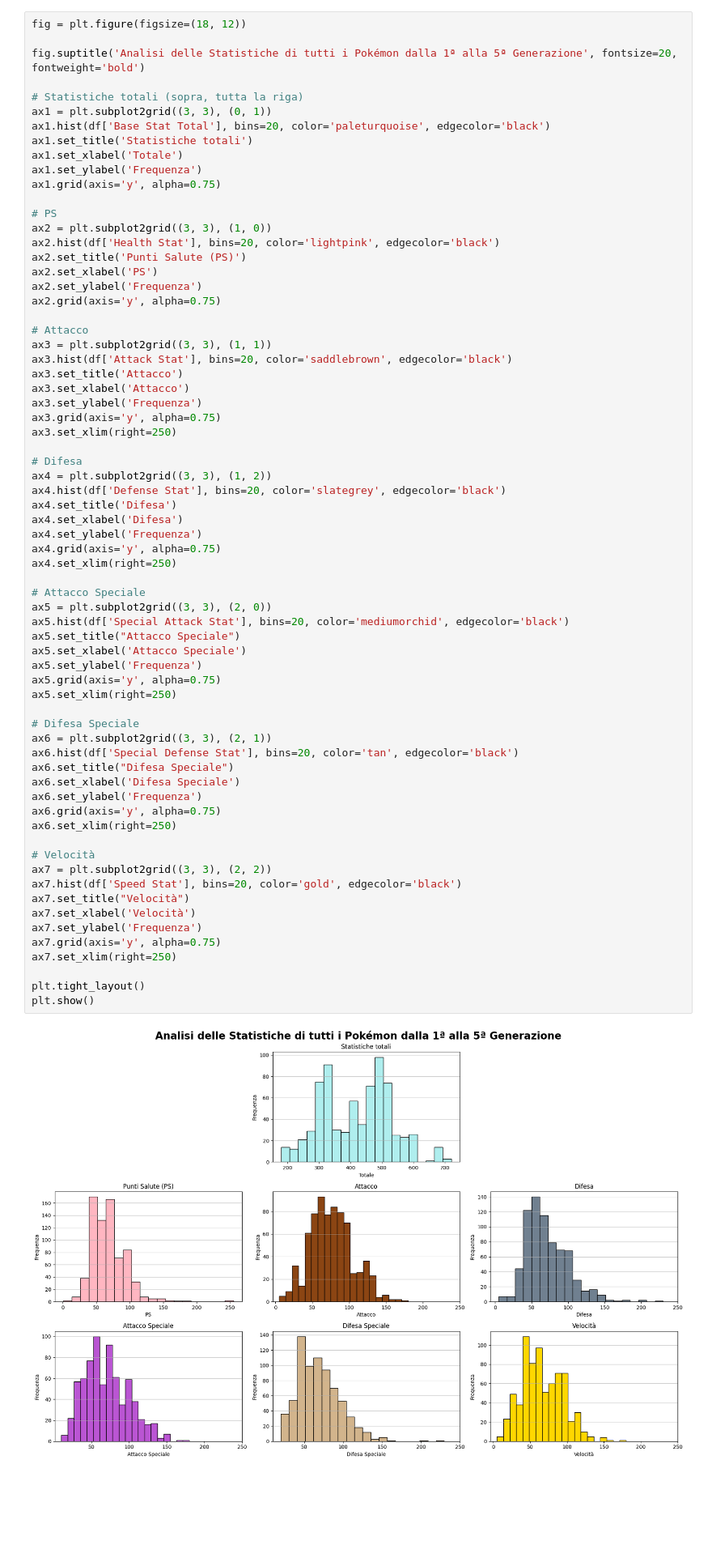
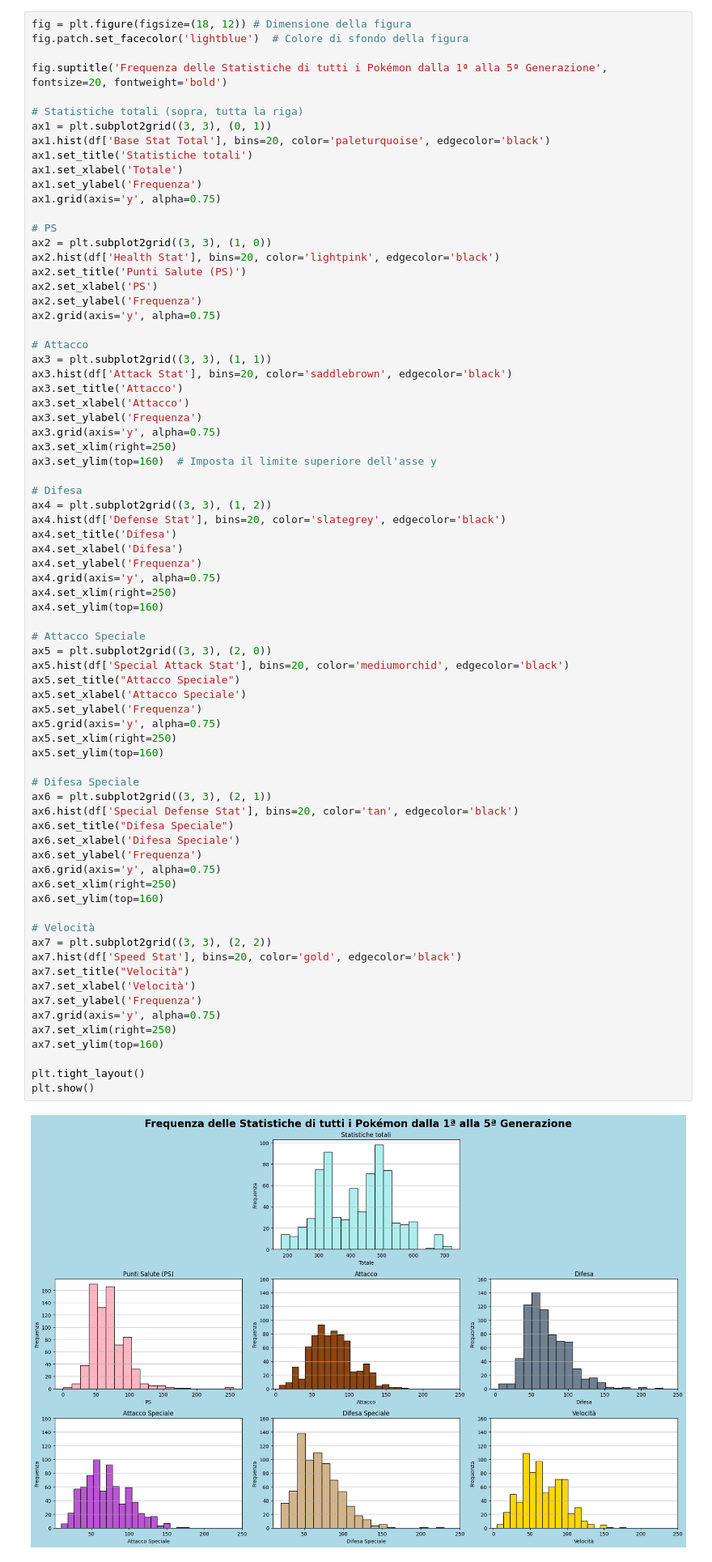
Before and after one commit to Alessio-Mangiagi/Python_Basic-Intermediate, a Jupyter notebook: Studenti/Stefano Moretti/Esercizi/Pandas/analisi_pokemon.ipynb, the cells around one changed output. Shown at 81% size. Cells and saved outputs as stored; diff of their text form; blank space fills up the shorter version.

```diff
--- a/Studenti/Stefano Moretti/Esercizi/Pandas/analisi_pokemon.ipynb
+++ b/Studenti/Stefano Moretti/Esercizi/Pandas/analisi_pokemon.ipynb
@@ -21,9 +21,10 @@ df.head(10)
 | 9 | 32 | 10 | Caterpie | NaN | Bug | NaN | ... |
 10 rows × 22 columns
 # %%
-fig = plt.figure(figsize=(18, 12))
+fig = plt.figure(figsize=(18, 12)) # Dimensione della figura
+fig.patch.set_facecolor('lightblue')  # Colore di sfondo della figura
 
-fig.suptitle('Analisi delle Statistiche di tutti i Pokémon dalla 1ª alla 5ª Generazione', fontsize=20, fontweight='bold')
+fig.suptitle('Frequenza delle Statistiche di tutti i Pokémon dalla 1ª alla 5ª Generazione', fontsize=20, fontweight='bold')
 
 # Statistiche totali (sopra, tutta la riga)
 ax1 = plt.subplot2grid((3, 3), (0, 1))
@@ -49,6 +50,7 @@ ax3.set_xlabel('Attacco')
 ax3.set_ylabel('Frequenza')
 ax3.grid(axis='y', alpha=0.75)
 ax3.set_xlim(right=250)
+ax3.set_ylim(top=160)  # Imposta il limite superiore dell'asse y
 
 # Difesa
 ax4 = plt.subplot2grid((3, 3), (1, 2))
@@ -58,36 +60,40 @@ ax4.set_xlabel('Difesa')
 ax4.set_ylabel('Frequenza')
 ax4.grid(axis='y', alpha=0.75)
 ax4.set_xlim(right=250)
+ax4.set_ylim(top=160)
 
 # Attacco Speciale
 ax5 = plt.subplot2grid((3, 3), (2, 0))
 ax5.hist(df['Special Attack Stat'], bins=20, color='mediumorchid', edgecolor='black')
 ax5.set_title("Attacco Speciale")
 ax5.set_xlabel('Attacco Speciale')
 ax5.set_ylabel('Frequenza')
 ax5.grid(axis='y', alpha=0.75)
 ax5.set_xlim(right=250)
+ax5.set_ylim(top=160)
 
 # Difesa Speciale
 ax6 = plt.subplot2grid((3, 3), (2, 1))
 ax6.hist(df['Special Defense Stat'], bins=20, color='tan', edgecolor='black')
 ax6.set_title("Difesa Speciale")
 ax6.set_xlabel('Difesa Speciale')
 ax6.set_ylabel('Frequenza')
 ax6.grid(axis='y', alpha=0.75)
 ax6.set_xlim(right=250)
+ax6.set_ylim(top=160)
 
 # Velocità
 ax7 = plt.subplot2grid((3, 3), (2, 2))
 ax7.hist(df['Speed Stat'], bins=20, color='gold', edgecolor='black')
 ax7.set_title("Velocità")
 ax7.set_xlabel('Velocità')
 ax7.set_ylabel('Frequenza')
 ax7.grid(axis='y', alpha=0.75)
 ax7.set_xlim(right=250)
+ax7.set_ylim(top=160)
 
 plt.tight_layout()
 plt.show()
 # %% [output]
-[figure, old version]
+[figure, new version]
 # %%
```
Also changed, not shown: parts of 2 cells of this notebook, 9 other files.
